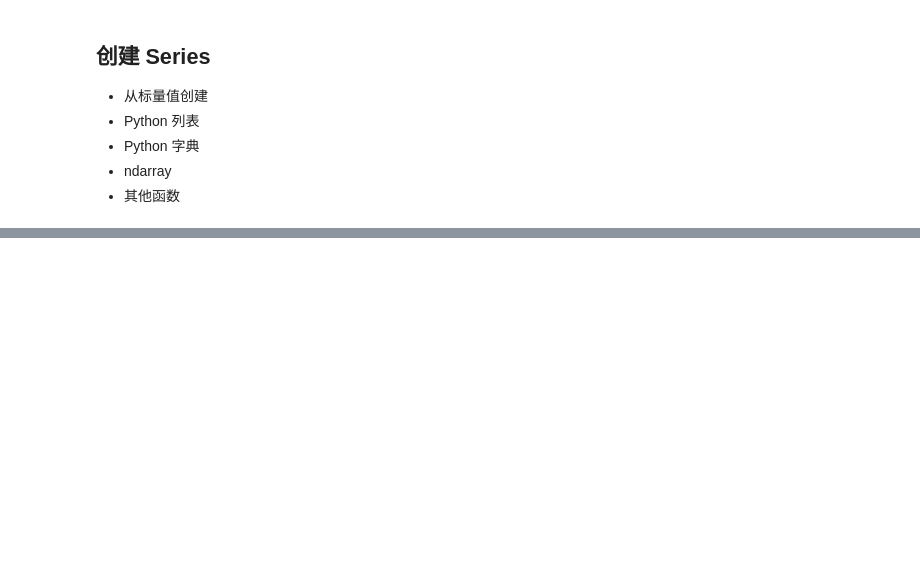
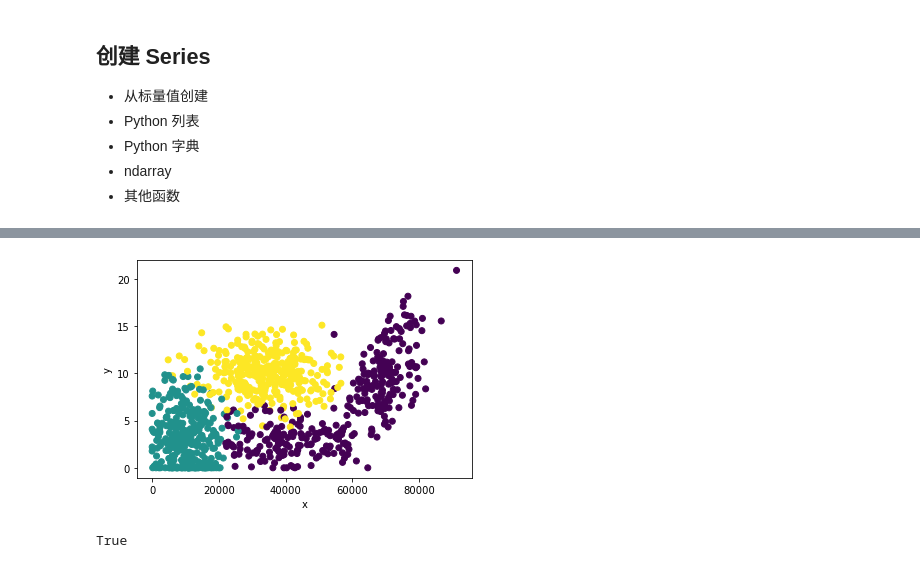
Before and after one commit to Pokoai/Data-Analysis-and-Display, a Jupyter notebook: Python数据分析与展示.ipynb, the cells around one changed output, grey strips where cells are left out. Saved outputs shown, nothing was run; the diff lists cells and outputs as text; code cells hidden in the pictures; blank space fills up the shorter version.

```diff
--- a/Python数据分析与展示.ipynb
+++ b/Python数据分析与展示.ipynb
@@ -1291,0 +1483,19 @@ dtype: int64
+# %%
+# 方式二
+# 第一步：读取数据
+path = 'datingTestSet2.txt'
+data = pd.read_csv(path, sep = '\t', names=['航程', '视频时间百分比', '冰淇淋升数', '标签'])
+# 第二步：将所需数据赋值给对应的变量
+data_colum1, data_colum2 = data['航程'], data['视频时间百分比']
+colors = 15.0 * data['标签']
+# 第三步: 用matplotlib中绘图框架的plot()方法绘制散点图
+plt.scatter(data_colum1, data_colum2, c=colors)
+plt.xlabel('x')
+plt.ylabel('y')
+plt.show()
+# %% [output]
+[figure, added]
+# %%
+isinstance(data_colum1.values, np.ndarray)
+# %% [output]
+True
```
Also changed, not shown: parts of 23 cells of this notebook, 1 other file.
